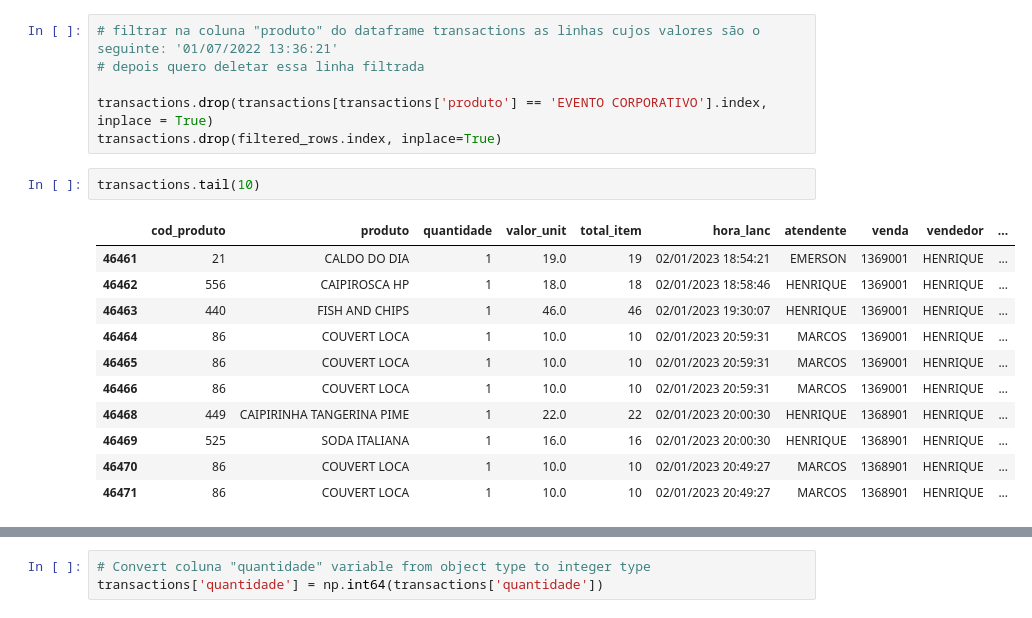
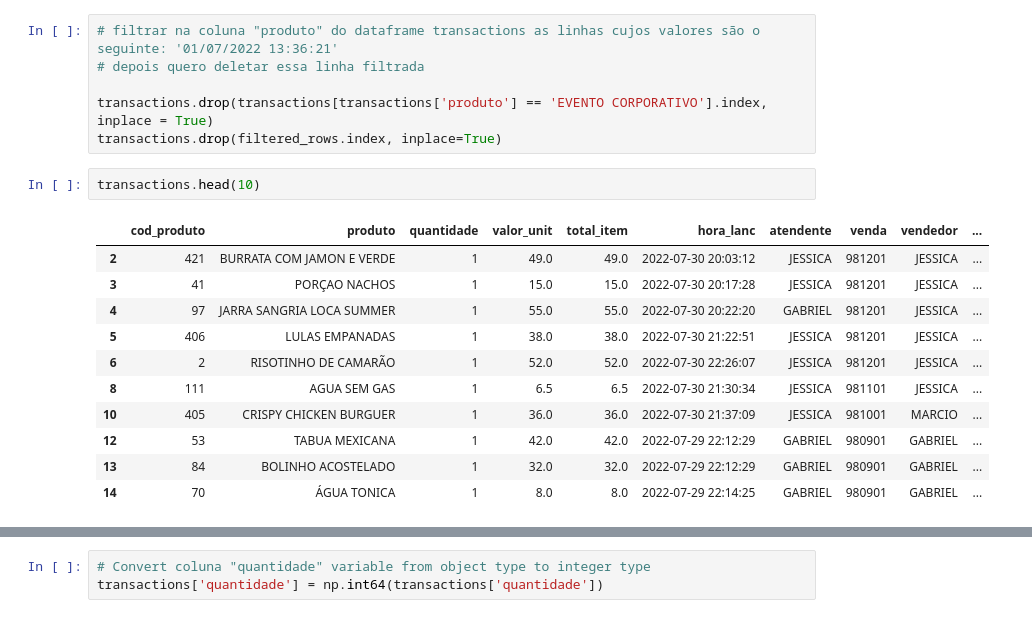
Before and after one commit to claudiotorresoliveira/lctm001, a Jupyter notebook: lctm_v01.ipynb, the cells around one changed output, grey strips where cells are left out. Saved outputs shown, nothing was run; the diff lists cells and outputs as text.

```diff
--- a/lctm_v01.ipynb
+++ b/lctm_v01.ipynb
@@ -216,19 +216,19 @@ transactions = transactions.rename(columns={
 transactions.drop(transactions[transactions['produto'] == 'EVENTO CORPORATIVO'].index, inplace = True)
 transactions.drop(filtered_rows.index, inplace=True)
 # %%
-transactions.tail(10)
+transactions.head(10)
 # %% [output]
 |  | cod_produto | produto | quantidade | valor_unit | total_item | hora_lanc | atendente | venda | vendedor | ... |
-| 46461 | 21 | CALDO DO DIA | 1 | 19.0 | 19 | 02/01/2023 18:54:21 | EMERSON | 1369001 | HENRIQUE | ... |
-| 46462 | 556 | CAIPIROSCA HP | 1 | 18.0 | 18 | 02/01/2023 18:58:46 | HENRIQUE | 1369001 | HENRIQUE | ... |
-| 46463 | 440 | FISH AND CHIPS | 1 | 46.0 | 46 | 02/01/2023 19:30:07 | HENRIQUE | 1369001 | HENRIQUE | ... |
-| 46464 | 86 | COUVERT LOCA | 1 | 10.0 | 10 | 02/01/2023 20:59:31 | MARCOS | 1369001 | HENRIQUE | ... |
-| 46465 | 86 | COUVERT LOCA | 1 | 10.0 | 10 | 02/01/2023 20:59:31 | MARCOS | 1369001 | HENRIQUE | ... |
-| 46466 | 86 | COUVERT LOCA | 1 | 10.0 | 10 | 02/01/2023 20:59:31 | MARCOS | 1369001 | HENRIQUE | ... |
-| 46468 | 449 | CAIPIRINHA TANGERINA PIME | 1 | 22.0 | 22 | 02/01/2023 20:00:30 | HENRIQUE | 1368901 | HENRIQUE | ... |
-| 46469 | 525 | SODA ITALIANA | 1 | 16.0 | 16 | 02/01/2023 20:00:30 | HENRIQUE | 1368901 | HENRIQUE | ... |
-| 46470 | 86 | COUVERT LOCA | 1 | 10.0 | 10 | 02/01/2023 20:49:27 | MARCOS | 1368901 | HENRIQUE | ... |
-| 46471 | 86 | COUVERT LOCA | 1 | 10.0 | 10 | 02/01/2023 20:49:27 | MARCOS | 1368901 | HENRIQUE | ... |
+| 2 | 421 | BURRATA COM JAMON E VERDE | 1 | 49.0 | 49.0 | 2022-07-30 20:03:12 | JESSICA | 981201 | JESSICA | ... |
+| 3 | 41 | PORÇAO NACHOS | 1 | 15.0 | 15.0 | 2022-07-30 20:17:28 | JESSICA | 981201 | JESSICA | ... |
+| 4 | 97 | JARRA SANGRIA LOCA SUMMER | 1 | 55.0 | 55.0 | 2022-07-30 20:22:20 | GABRIEL | 981201 | JESSICA | ... |
+| 5 | 406 | LULAS EMPANADAS | 1 | 38.0 | 38.0 | 2022-07-30 21:22:51 | JESSICA | 981201 | JESSICA | ... |
+| 6 | 2 | RISOTINHO DE CAMARÃO | 1 | 52.0 | 52.0 | 2022-07-30 22:26:07 | JESSICA | 981201 | JESSICA | ... |
+| 8 | 111 | AGUA SEM GAS | 1 | 6.5 | 6.5 | 2022-07-30 21:30:34 | JESSICA | 981101 | JESSICA | ... |
+| 10 | 405 | CRISPY CHICKEN BURGUER | 1 | 36.0 | 36.0 | 2022-07-30 21:37:09 | JESSICA | 981001 | MARCIO | ... |
+| 12 | 53 | TABUA MEXICANA | 1 | 42.0 | 42.0 | 2022-07-29 22:12:29 | GABRIEL | 980901 | GABRIEL | ... |
+| 13 | 84 | BOLINHO ACOSTELADO | 1 | 32.0 | 32.0 | 2022-07-29 22:12:29 | GABRIEL | 980901 | GABRIEL | ... |
+| 14 | 70 | ÁGUA TONICA | 1 | 8.0 | 8.0 | 2022-07-29 22:14:25 | GABRIEL | 980901 | GABRIEL | ... |
 # %%
 transactions.info()
 # %% [output]
```
Also changed, not shown: parts of 4 cells of this notebook.
